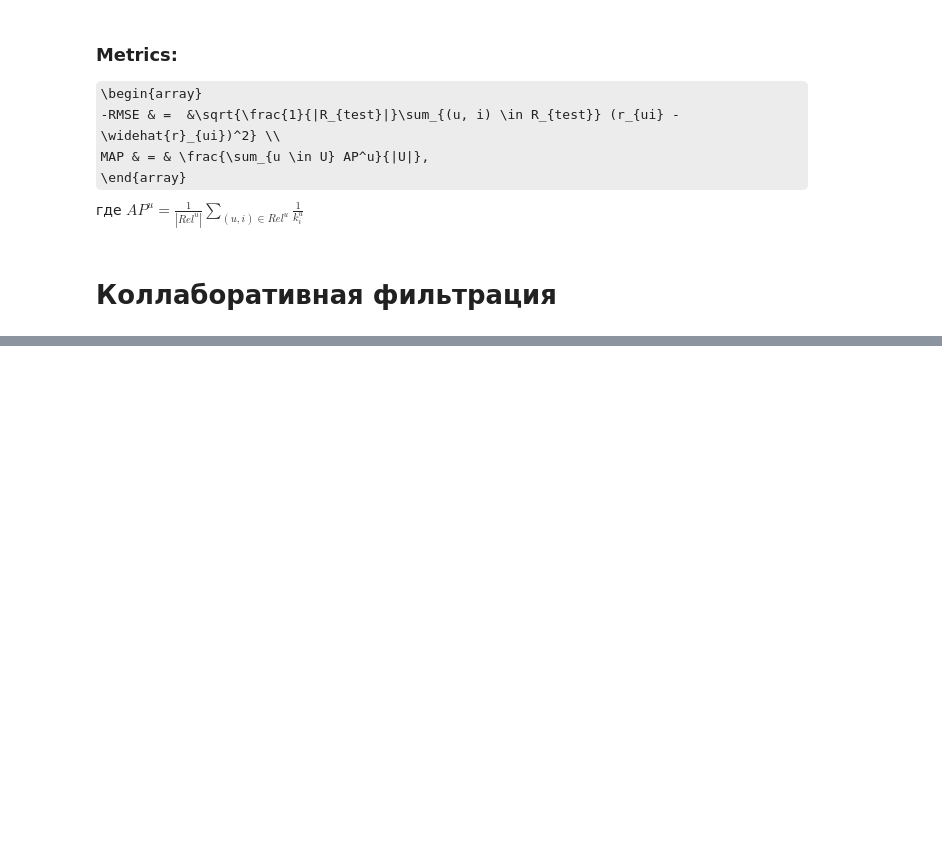
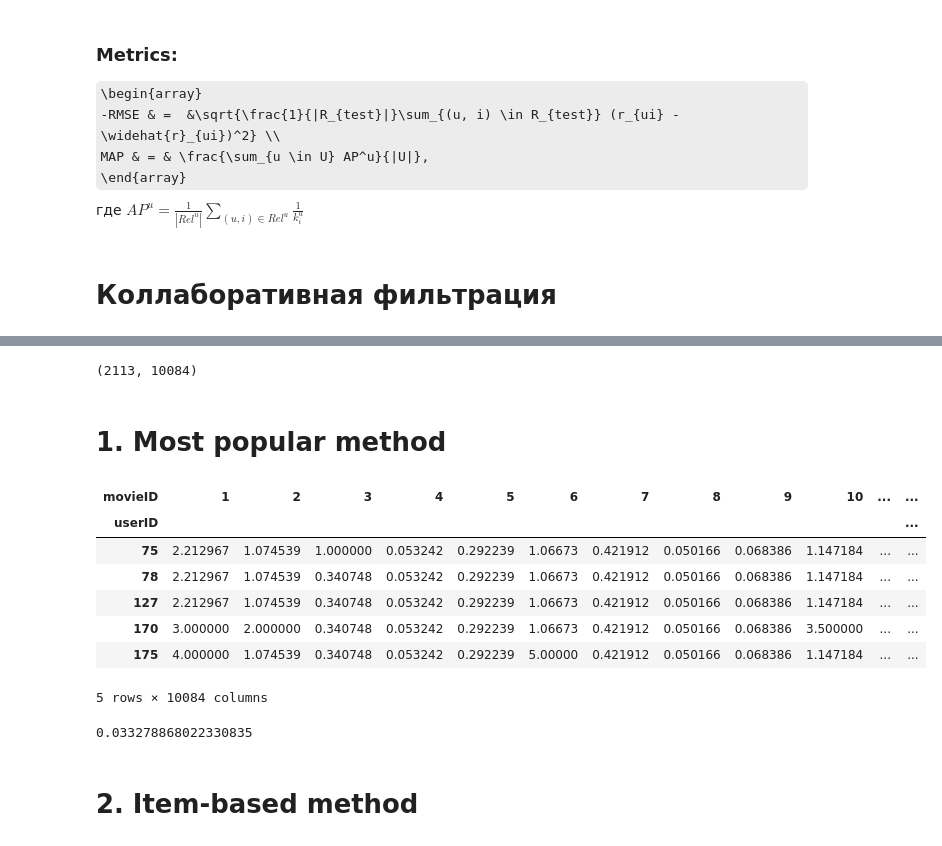
Before and after one commit to YRustt/Contests, a Jupyter notebook: Recomendation system/test2.ipynb, the cells around one changed output, grey strips where cells are left out. Drawn from its saved outputs; the diff is of its cells as text; code cells hidden in the pictures; some formulas as TeX source; blank space fills up the shorter version.

Commit message:
Added test2

```diff
--- a/Recomendation system/test2.ipynb
+++ b/Recomendation system/test2.ipynb
@@ -115,0 +129,17 @@ data.ix[75]
+# %%
+in_train = np.array([True] * data.shape[0])
+
+prev_user_id = None
+for i, (index, row) in enumerate(data.iterrows()):
+    user_id, movie_id = index
+    if prev_user_id != user_id:
+        prev_user_id = user_id
+        border_timestamp = data.ix[user_id].sort_values('timestamp').iloc[-3]['timestamp']
+
+    timestamp = row['timestamp']
+    if timestamp >= border_timestamp:
+        in_train[i] = False
+
+train = data[in_train]
+test = data[np.logical_not(in_train)]
+test.head(6)
@@ -115,0 +155,37 @@ data.ix[75]
+# %%
+R = pd.pivot_table(train.reset_index(),
+                   columns='movieID',
+                   index='userID',
+                   values='rating',
+                   aggfunc=np.mean,
+                   fill_value=0)
+R.shape
+# %% [output]
+(2113, 10084)
+# %% [markdown]
+# 1. Most popular method
+# %%
+R1 = R.copy(deep=True)
+values = R1.apply(np.mean, axis=0).sort_values(ascending=False)
+
+for user_id, row in R1.iterrows():
+    for movie_id, rating in R1.loc[user_id].iteritems():
+        if rating == 0:
+            R1.set_value(user_id, movie_id, values.loc[movie_id])
+
+R1.head()
+# %% [output]
+| movieID | 1 | 2 | 3 | 4 | 5 | 6 | 7 | 8 | 9 | 10 | ... | ... |
+| userID |  |  |  |  |  |  |  |  |  |  |  | ... |
+| 75 | 2.212967 | 1.074539 | 1.000000 | 0.053242 | 0.292239 | 1.06673 | 0.421912 | 0.050166 | 0.068386 | 1.147184 | ... | ... |
+| 78 | 2.212967 | 1.074539 | 0.340748 | 0.053242 | 0.292239 | 1.06673 | 0.421912 | 0.050166 | 0.068386 | 1.147184 | ... | ... |
+| 127 | 2.212967 | 1.074539 | 0.340748 | 0.053242 | 0.292239 | 1.06673 | 0.421912 | 0.050166 | 0.068386 | 1.147184 | ... | ... |
+| 170 | 3.000000 | 2.000000 | 0.340748 | 0.053242 | 0.292239 | 1.06673 | 0.421912 | 0.050166 | 0.068386 | 3.500000 | ... | ... |
+| 175 | 4.000000 | 1.074539 | 0.340748 | 0.053242 | 0.292239 | 5.00000 | 0.421912 | 0.050166 | 0.068386 | 1.147184 | ... | ... |
+5 rows × 10084 columns
+# %%
+map_metric(R1, test)
+# %% [output]
+0.033278868022330835
+# %% [markdown]
+# 2. Item-based method
```
Also changed, not shown: parts of 11 cells of this notebook, 1 other file.
